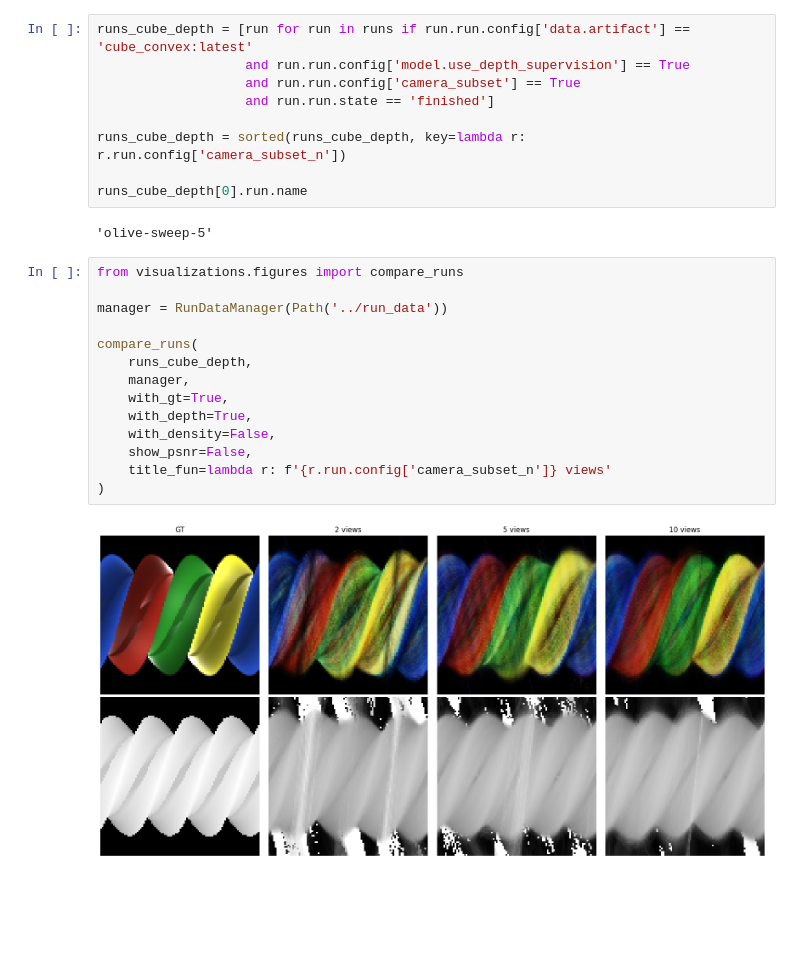
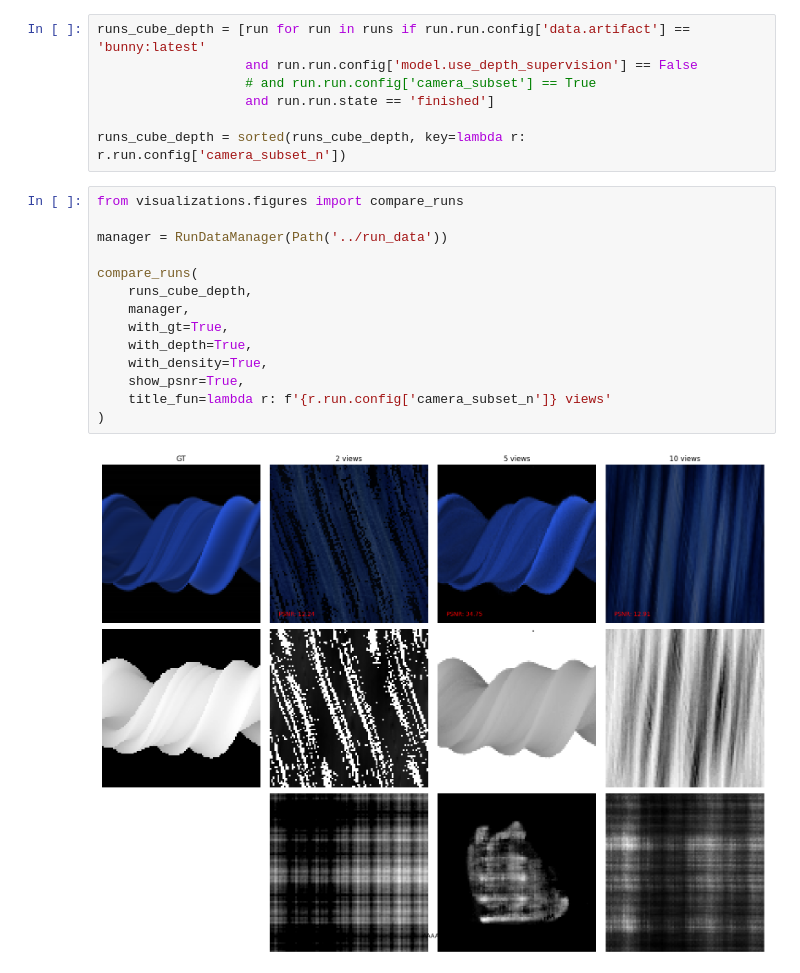
Before and after one commit to Jorgeromeu/NeRF2D, a Jupyter notebook: visualizations/depth_experiment.ipynb, the cells around one changed output. Cells and saved outputs as stored; diff of their text form; blank space fills up the shorter version.

```diff
--- a/visualizations/depth_experiment.ipynb
+++ b/visualizations/depth_experiment.ipynb
@@ -39,27 +16,23 @@ runs[0].run.config
 # %%
-runs_cube_depth = [run for run in runs if run.run.config['data.artifact'] == 'cube_convex:latest'
-                   and run.run.config['model.use_depth_supervision'] == True
-                   and run.run.config['camera_subset'] == True
+runs_cube_depth = [run for run in runs if run.run.config['data.artifact'] == 'bunny:latest'
+                   and run.run.config['model.use_depth_supervision'] == False
+                   # and run.run.config['camera_subset'] == True
                    and run.run.state == 'finished']
 
 runs_cube_depth = sorted(runs_cube_depth, key=lambda r: r.run.config['camera_subset_n'])
-
-runs_cube_depth[0].run.name
-# %% [output]
-'olive-sweep-5'
 # %%
 from visualizations.figures import compare_runs
 
 manager = RunDataManager(Path('../run_data'))
 
 compare_runs(
     runs_cube_depth,
     manager,
     with_gt=True,
     with_depth=True,
-    with_density=False,
-    show_psnr=False,
+    with_density=True,
+    show_psnr=True,
     title_fun=lambda r: f'{r.run.config['camera_subset_n']} views'
 )
 # %% [output]
-[figure, old version]
+[figure, new version]
```
Also changed, not shown: parts of 2 cells of this notebook, 5 other files.
